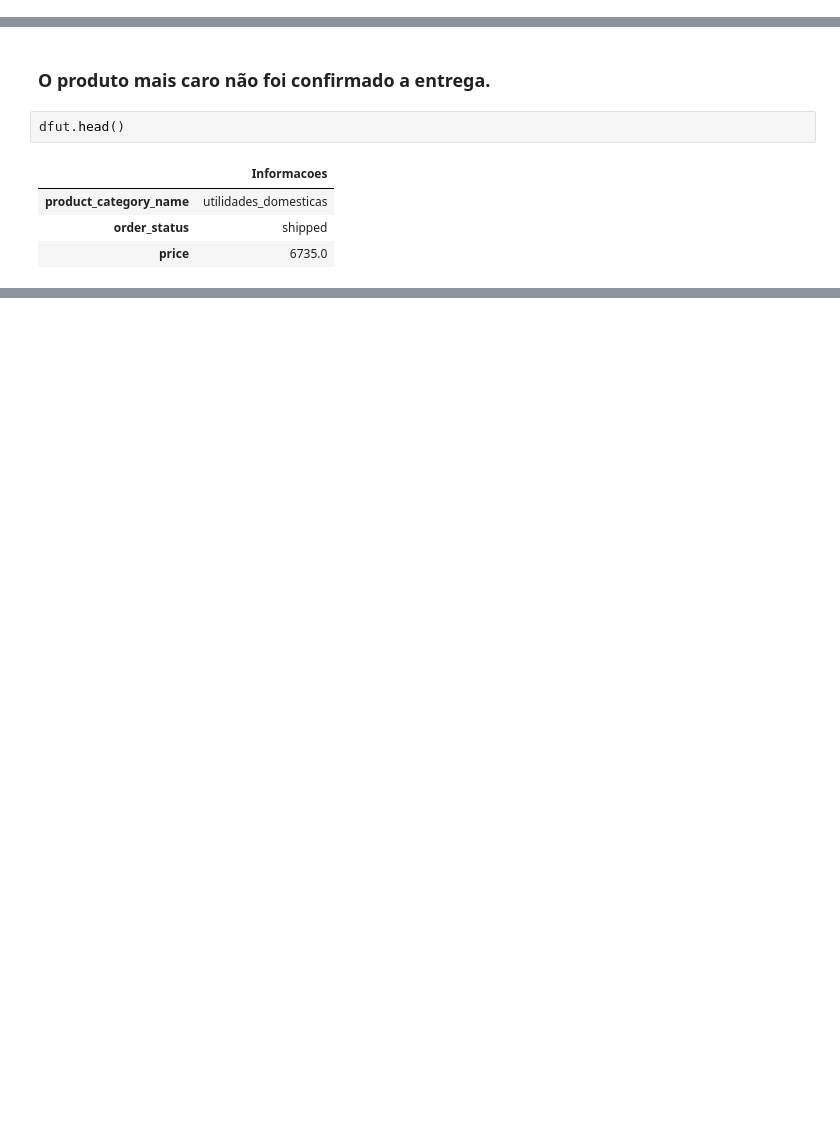
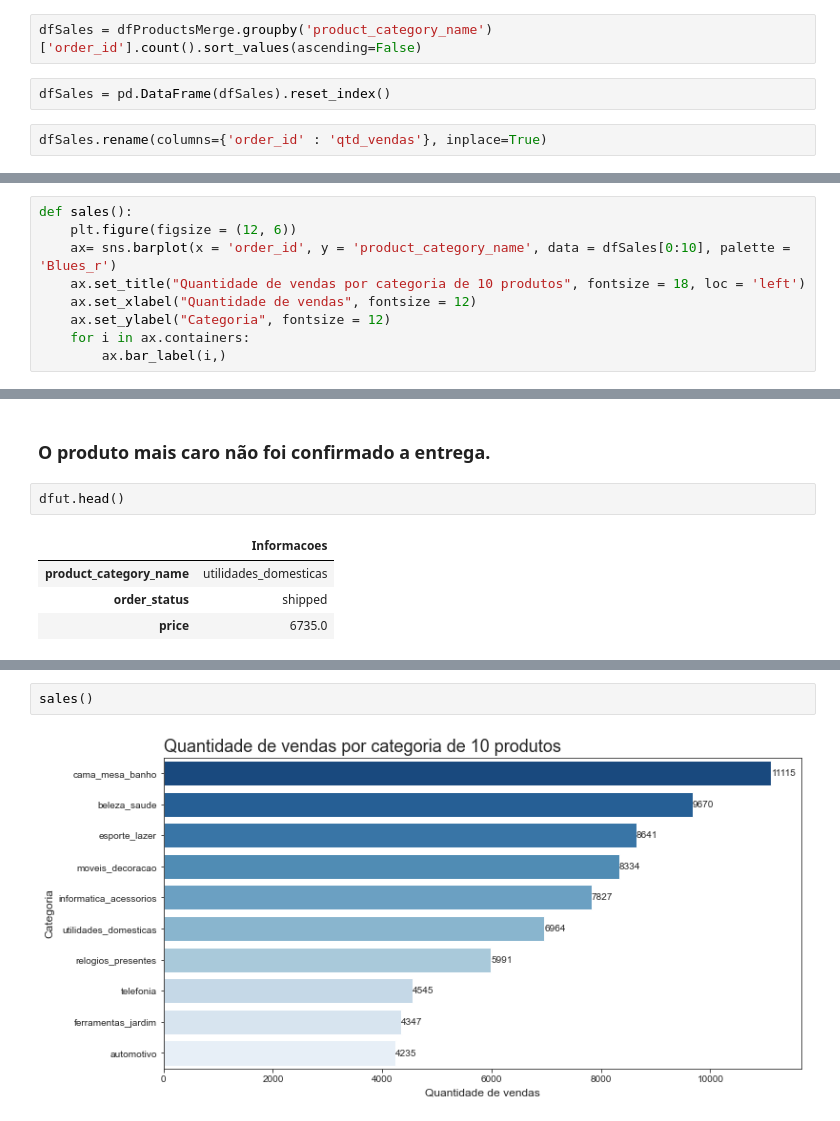
Before and after one commit to Marcus-Bernard0/Data-Science-projects, a Jupyter notebook: 2 - Ecommerce/Projeto.ipynb, the cells around one changed output, grey strips where cells are left out. Drawn from its saved outputs; the diff is of its cells as text; blank space fills up the shorter version.

```diff
--- a/2 - Ecommerce/Projeto.ipynb
+++ b/2 - Ecommerce/Projeto.ipynb
@@ -690,0 +644,6 @@ descricao()
+# %%
+dfSales = dfProductsMerge.groupby('product_category_name')['order_id'].count().sort_values(ascending=False)
+# %%
+dfSales = pd.DataFrame(dfSales).reset_index()
+# %%
+dfSales.rename(columns={'order_id' : 'qtd_vendas'}, inplace=True)
@@ -690,0 +666,9 @@ descricao()
+# %%
+def sales():
+    plt.figure(figsize = (12, 6))
+    ax= sns.barplot(x = 'order_id', y = 'product_category_name', data = dfSales[0:10], palette = 'Blues_r')
+    ax.set_title("Quantidade de vendas por categoria de 10 produtos", fontsize = 18, loc = 'left')
+    ax.set_xlabel("Quantidade de vendas", fontsize = 12)
+    ax.set_ylabel("Categoria", fontsize = 12)
+    for i in ax.containers:
+        ax.bar_label(i,)
@@ -842,0 +844,4 @@ sellerState()
+# %%
+sales()
+# %% [output]
+[figure, added]
```
Also changed, not shown: parts of 31 cells of this notebook.
